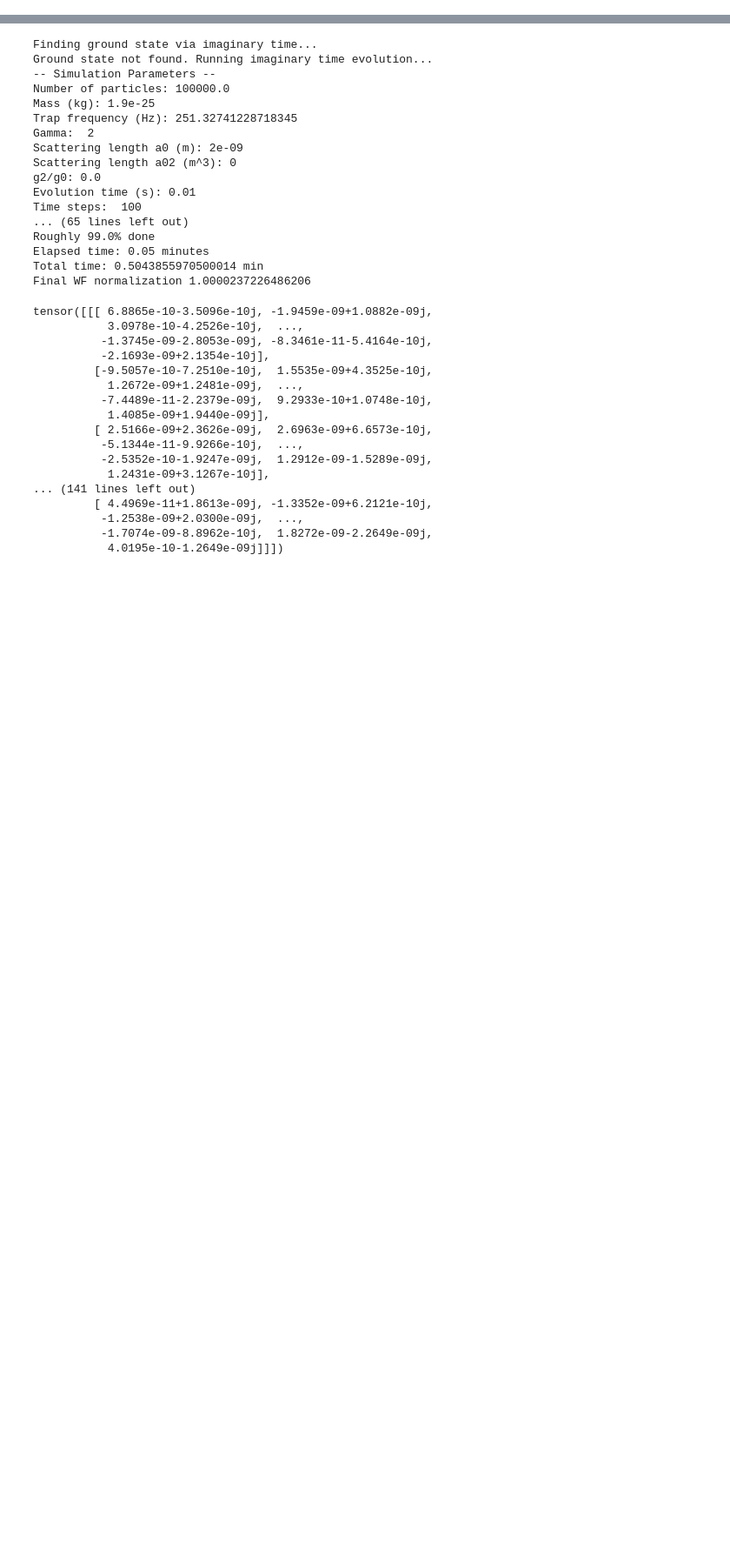
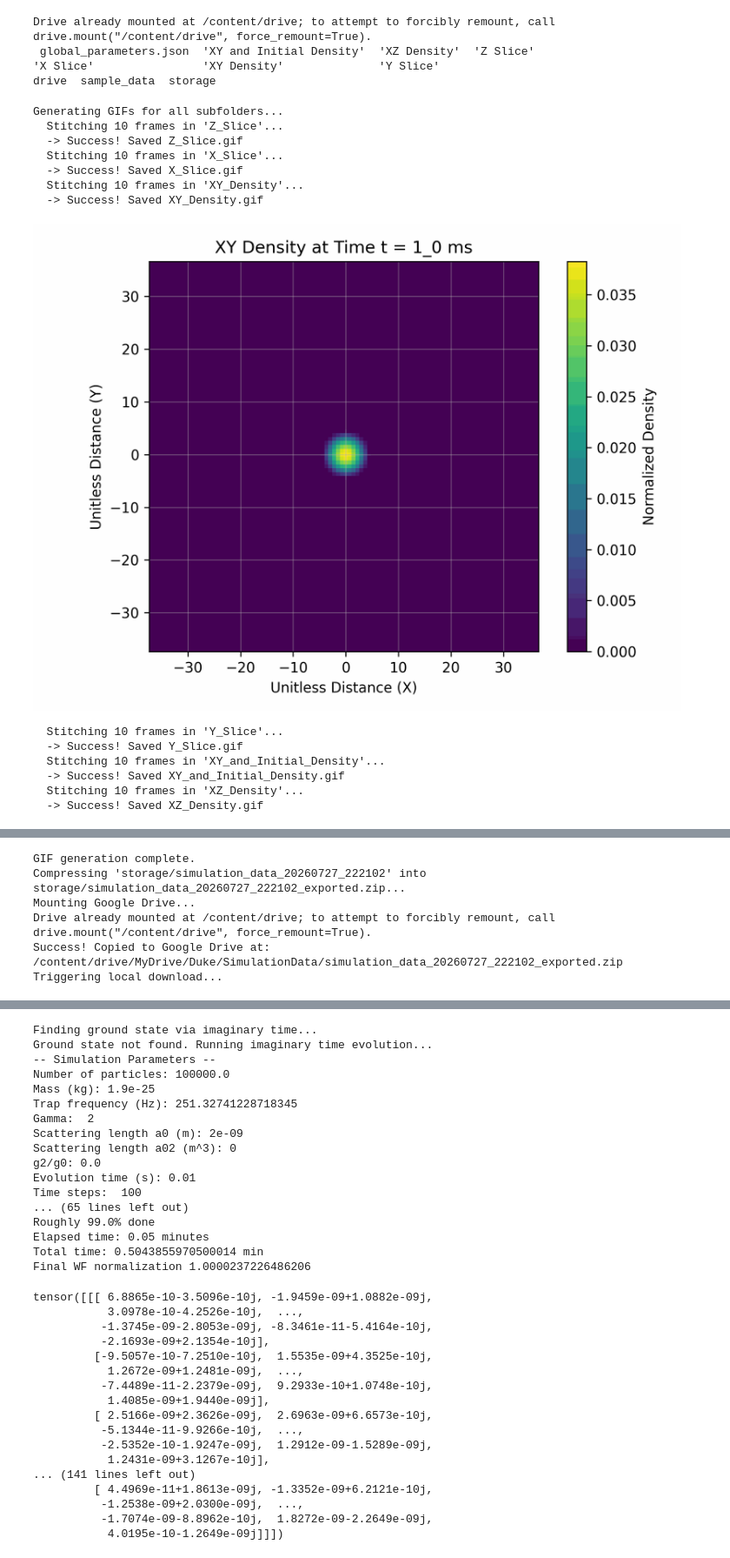
Before and after one commit to svijaymurugan/BECSimulation, a Jupyter notebook: PlotsIndiumGPE.ipynb, the cells around one changed output, grey strips where cells are left out. Shown at 87% size. Saved outputs shown, nothing was run; the diff lists cells and outputs as text; code cells hidden in the pictures; blank space fills up the shorter version.

```diff
--- a/PlotsIndiumGPE.ipynb
+++ b/PlotsIndiumGPE.ipynb
@@ -921,0 +1063,30 @@ GPU not found. Check your runtime settings.
+# %%
+simulation_parameters = {"Np":1e5,
+                         "m":1.9e-25,
+                         "omega":2*pi*40,
+                         "a0": 2e-9,
+                         "a02": 2e-27,
+                         "gamma": 1,
+                         "sigma": 11e-6,
+                         "up": 5.5e-5,
+                         "N": 400,
+                         "ev_time": 1e-2,
+                         "time_steps": 10000,
+                         "cutoff": "Hard Cutoff",
+                         "cutoff_coeff": 1/3,
+                         "waist": False,
+                         "high_precision": False,
+                         "z_scale": 1,
+                         "y_scale": 1,
+                         "time_plots": True,
+                         "final_plots": True,
+                         "plot_steps": 0.1,
+                         "Nz": None,
+                         "imag_dtau": 5e-3,
+                         "imag_max_steps": 10000,
+                         "tolerance": 1e-6,
+                         "init_type": "Ground State",
+                         "device": "cuda" if torch.cuda.is_available() else "cpu"}
+
+sim = SimulationManager(**simulation_parameters)
+sim.run_simulation()
@@ -921,0 +1111,27 @@ GPU not found. Check your runtime settings.
+# %%
+from google.colab import drive
+drive.mount('/content/drive')
+!ls storage/simulation_data_20260727_162744/
+!ls
+# %% [output]
+Drive already mounted at /content/drive; to attempt to forcibly remount, call drive.mount("/content/drive", force_remount=True).
+ global_parameters.json  'XY and Initial Density'  'XZ Density'  'Z Slice'
+'X Slice'                'XY Density'              'Y Slice'
+drive  sample_data  storage
+# %%
+sim.export_plots()
+# %% [output]
+Generating GIFs for all subfolders...
+  Stitching 10 frames in 'Z_Slice'...
+  -> Success! Saved Z_Slice.gif
+  Stitching 10 frames in 'X_Slice'...
+  -> Success! Saved X_Slice.gif
+  Stitching 10 frames in 'XY_Density'...
+  -> Success! Saved XY_Density.gif
+[figure, added]
+  Stitching 10 frames in 'Y_Slice'...
+  -> Success! Saved Y_Slice.gif
+  Stitching 10 frames in 'XY_and_Initial_Density'...
+  -> Success! Saved XY_and_Initial_Density.gif
+  Stitching 10 frames in 'XZ_Density'...
+  -> Success! Saved XZ_Density.gif
@@ -921,0 +1139,6 @@ GPU not found. Check your runtime settings.
+GIF generation complete.
+Compressing 'storage/simulation_data_20260727_222102' into storage/simulation_data_20260727_222102_exported.zip...
+Mounting Google Drive...
+Drive already mounted at /content/drive; to attempt to forcibly remount, call drive.mount("/content/drive", force_remount=True).
+Success! Copied to Google Drive at: /content/drive/MyDrive/Duke/SimulationData/simulation_data_20260727_222102_exported.zip
+Triggering local download...
```
Also changed, not shown: parts of 8 cells of this notebook, 2 other files.
